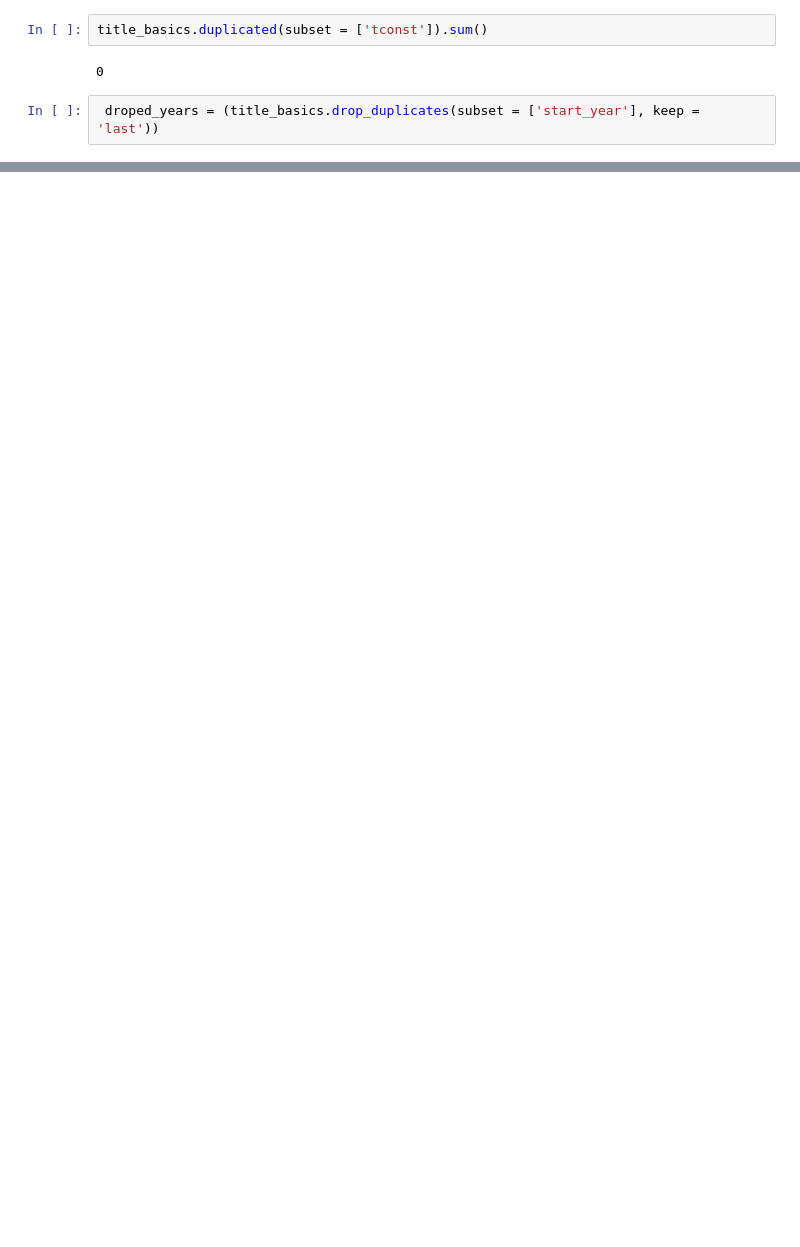
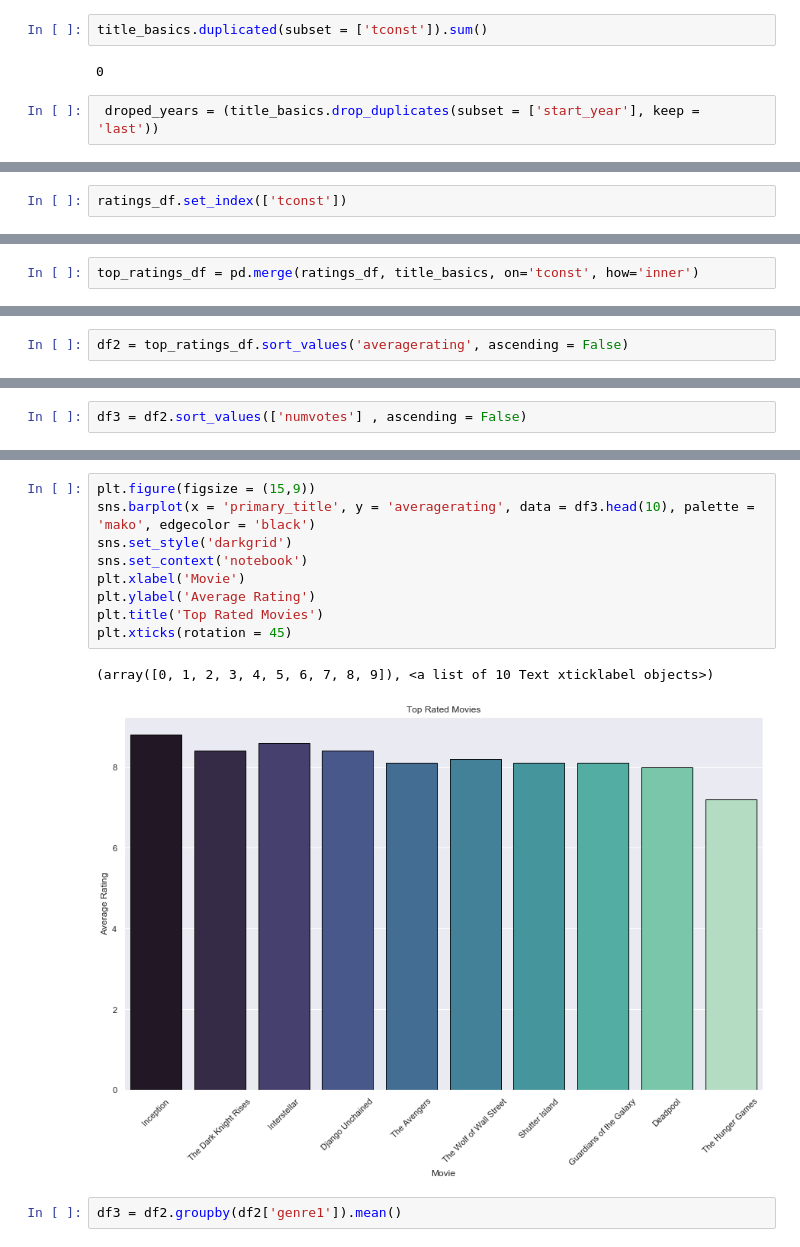
Before and after one commit to Aper012/Phase-1-project, a Jupyter notebook: clean Title Basics.ipynb, the cells around one changed output, grey strips where cells are left out. Drawn from its saved outputs; the diff is of its cells as text; blank space fills up the shorter version.

```diff
--- a/clean Title Basics.ipynb
+++ b/clean Title Basics.ipynb
@@ -163,0 +274,2 @@ droped_years
+# %%
+ratings_df.set_index(['tconst'])
@@ -163,0 +291,2 @@ droped_years
+# %%
+top_ratings_df = pd.merge(ratings_df, title_basics, on='tconst', how='inner')
@@ -163,0 +314,2 @@ droped_years
+# %%
+df2 = top_ratings_df.sort_values('averagerating', ascending = False)
@@ -163,0 +330,2 @@ droped_years
+# %%
+df3 = df2.sort_values(['numvotes'] , ascending = False)
@@ -163,0 +346,14 @@ droped_years
+# %%
+plt.figure(figsize = (15,9))
+sns.barplot(x = 'primary_title', y = 'averagerating', data = df3.head(10), palette = 'mako', edgecolor = 'black')
+sns.set_style('darkgrid')
+sns.set_context('notebook')
+plt.xlabel('Movie')
+plt.ylabel('Average Rating')
+plt.title('Top Rated Movies')
+plt.xticks(rotation = 45)
+# %% [output]
+(array([0, 1, 2, 3, 4, 5, 6, 7, 8, 9]), <a list of 10 Text xticklabel objects>)
+[figure, added]
+# %%
+df3 = df2.groupby(df2['genre1']).mean()
```
Also changed, not shown: parts of 29 cells of this notebook.
